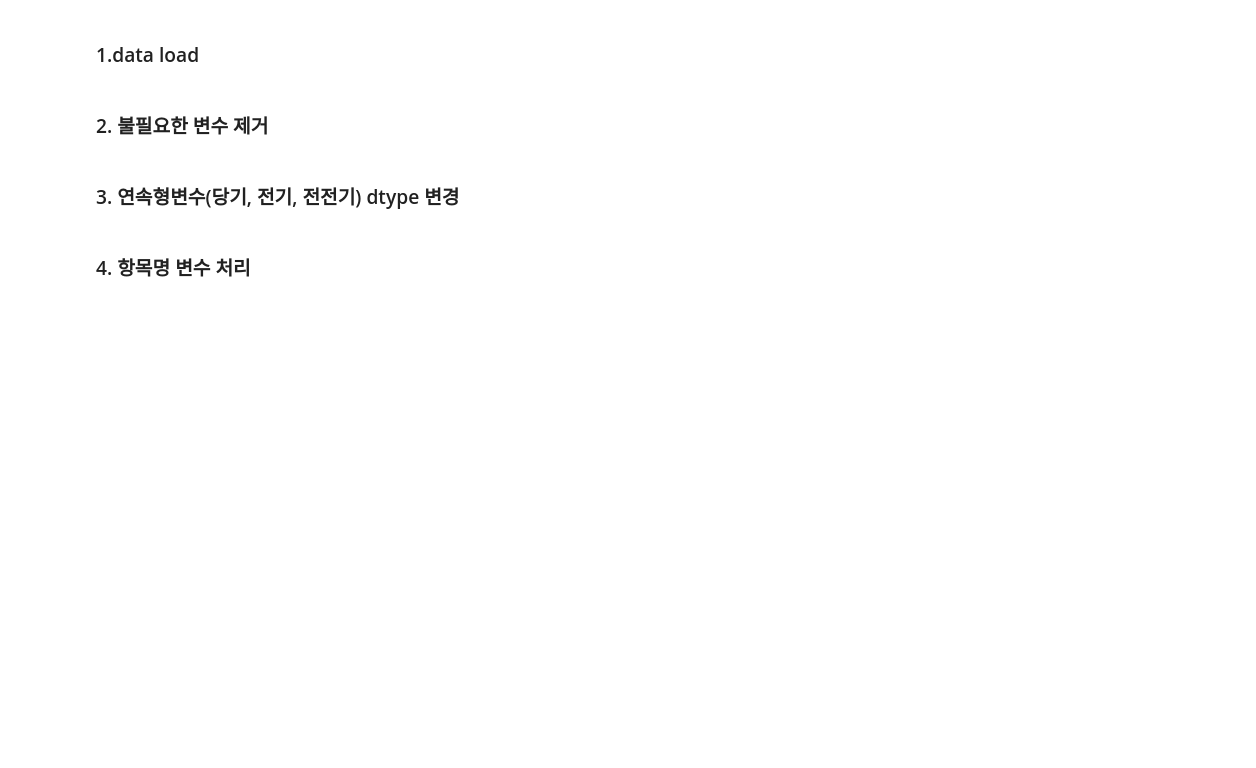
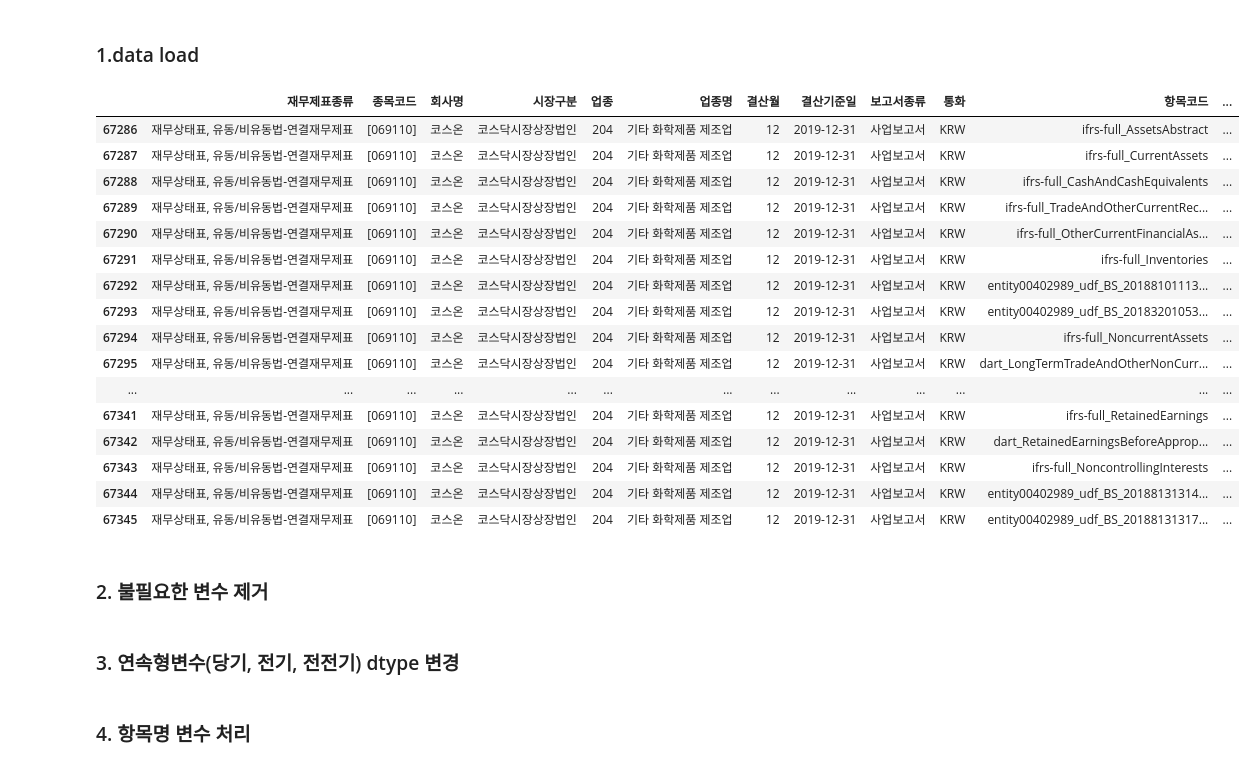
Before and after one commit to DominKim/Final_project, a Jupyter notebook: 2019사업보고서_EDA.ipynb, the cells around one changed output. Drawn from its saved outputs; the diff is of its cells as text; code cells hidden in the pictures; blank space fills up the shorter version.

```diff
--- a/2019사업보고서_EDA.ipynb
+++ b/2019사업보고서_EDA.ipynb
@@ -9,6 +9,26 @@ import re
 
 #  data load
 df2019 = pd.read_csv("./data/2019_사업보고서_01_재무상태표_연결_20200623.txt", sep = "\t", encoding = "cp949")
+# %%
+df2019[df2019["회사명"] == "코스온"]
+# %% [output]
+|  | 재무제표종류 | 종목코드 | 회사명 | 시장구분 | 업종 | 업종명 | 결산월 | 결산기준일 | 보고서종류 | 통화 | 항목코드 | ... |
+| 67286 | 재무상태표, 유동/비유동법-연결재무제표 | [069110] | 코스온 | 코스닥시장상장법인 | 204 | 기타 화학제품 제조업 | 12 | 2019-12-31 | 사업보고서 | KRW | ifrs-full_AssetsAbstract | ... |
+| 67287 | 재무상태표, 유동/비유동법-연결재무제표 | [069110] | 코스온 | 코스닥시장상장법인 | 204 | 기타 화학제품 제조업 | 12 | 2019-12-31 | 사업보고서 | KRW | ifrs-full_CurrentAssets | ... |
+| 67288 | 재무상태표, 유동/비유동법-연결재무제표 | [069110] | 코스온 | 코스닥시장상장법인 | 204 | 기타 화학제품 제조업 | 12 | 2019-12-31 | 사업보고서 | KRW | ifrs-full_CashAndCashEquivalents | ... |
+| 67289 | 재무상태표, 유동/비유동법-연결재무제표 | [069110] | 코스온 | 코스닥시장상장법인 | 204 | 기타 화학제품 제조업 | 12 | 2019-12-31 | 사업보고서 | KRW | ifrs-full_TradeAndOtherCurrentRec... | ... |
+| 67290 | 재무상태표, 유동/비유동법-연결재무제표 | [069110] | 코스온 | 코스닥시장상장법인 | 204 | 기타 화학제품 제조업 | 12 | 2019-12-31 | 사업보고서 | KRW | ifrs-full_OtherCurrentFinancialAs... | ... |
+| 67291 | 재무상태표, 유동/비유동법-연결재무제표 | [069110] | 코스온 | 코스닥시장상장법인 | 204 | 기타 화학제품 제조업 | 12 | 2019-12-31 | 사업보고서 | KRW | ifrs-full_Inventories | ... |
+| 67292 | 재무상태표, 유동/비유동법-연결재무제표 | [069110] | 코스온 | 코스닥시장상장법인 | 204 | 기타 화학제품 제조업 | 12 | 2019-12-31 | 사업보고서 | KRW | entity00402989_udf_BS_20188101113... | ... |
+| 67293 | 재무상태표, 유동/비유동법-연결재무제표 | [069110] | 코스온 | 코스닥시장상장법인 | 204 | 기타 화학제품 제조업 | 12 | 2019-12-31 | 사업보고서 | KRW | entity00402989_udf_BS_20183201053... | ... |
+| 67294 | 재무상태표, 유동/비유동법-연결재무제표 | [069110] | 코스온 | 코스닥시장상장법인 | 204 | 기타 화학제품 제조업 | 12 | 2019-12-31 | 사업보고서 | KRW | ifrs-full_NoncurrentAssets | ... |
+| 67295 | 재무상태표, 유동/비유동법-연결재무제표 | [069110] | 코스온 | 코스닥시장상장법인 | 204 | 기타 화학제품 제조업 | 12 | 2019-12-31 | 사업보고서 | KRW | dart_LongTermTradeAndOtherNonCurr... | ... |
+| ... | ... | ... | ... | ... | ... | ... | ... | ... | ... | ... | ... | ... |
+| 67341 | 재무상태표, 유동/비유동법-연결재무제표 | [069110] | 코스온 | 코스닥시장상장법인 | 204 | 기타 화학제품 제조업 | 12 | 2019-12-31 | 사업보고서 | KRW | ifrs-full_RetainedEarnings | ... |
+| 67342 | 재무상태표, 유동/비유동법-연결재무제표 | [069110] | 코스온 | 코스닥시장상장법인 | 204 | 기타 화학제품 제조업 | 12 | 2019-12-31 | 사업보고서 | KRW | dart_RetainedEarningsBeforeApprop... | ... |
+| 67343 | 재무상태표, 유동/비유동법-연결재무제표 | [069110] | 코스온 | 코스닥시장상장법인 | 204 | 기타 화학제품 제조업 | 12 | 2019-12-31 | 사업보고서 | KRW | ifrs-full_NoncontrollingInterests | ... |
+| 67344 | 재무상태표, 유동/비유동법-연결재무제표 | [069110] | 코스온 | 코스닥시장상장법인 | 204 | 기타 화학제품 제조업 | 12 | 2019-12-31 | 사업보고서 | KRW | entity00402989_udf_BS_20188131314... | ... |
+| 67345 | 재무상태표, 유동/비유동법-연결재무제표 | [069110] | 코스온 | 코스닥시장상장법인 | 204 | 기타 화학제품 제조업 | 12 | 2019-12-31 | 사업보고서 | KRW | entity00402989_udf_BS_20188131317... | ... |
 # %% [markdown]
 ### 2. 불필요한 변수 제거
 # %%
```
Also changed, not shown: parts of 1 cell of this notebook, 2 other files.
